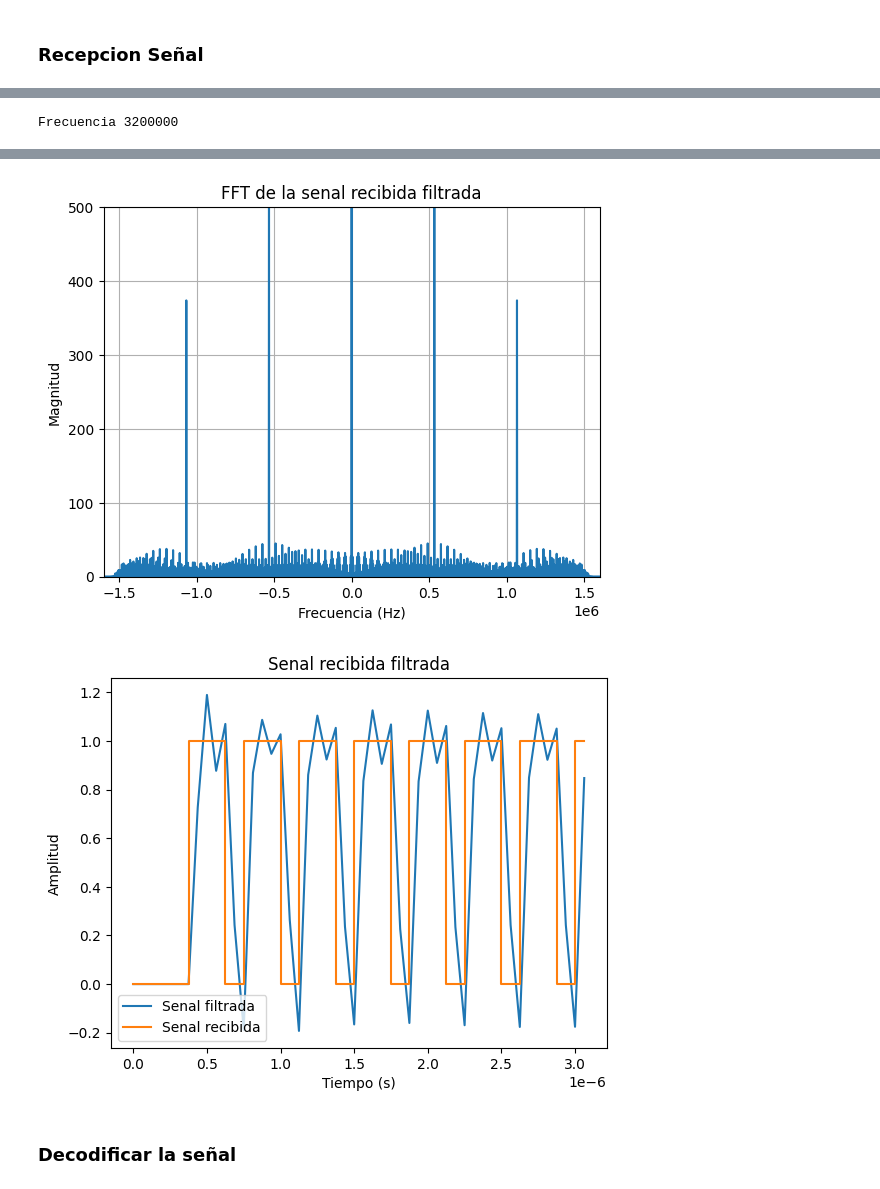
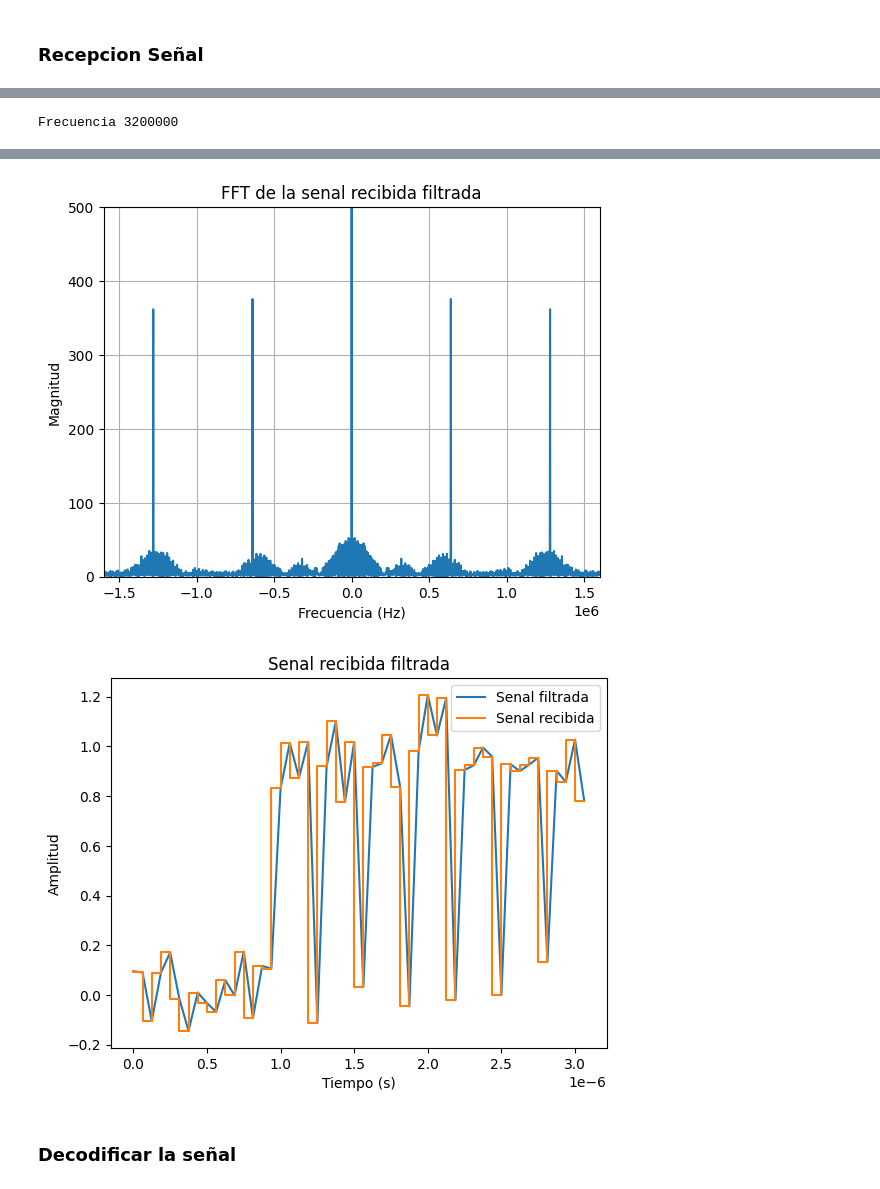
Before and after one commit to jbcgames/Laboratorio_1_Procesamiento, a Jupyter notebook: Proyecto_Cuantizacion.ipynb, the cells around one changed output, grey strips where cells are left out. Drawn from its saved outputs; the diff is of its cells as text; code cells hidden in the pictures.

```diff
--- a/Proyecto_Cuantizacion.ipynb
+++ b/Proyecto_Cuantizacion.ipynb
@@ -72,7 +72,7 @@ def modulacion_mult(f1, f2, A1=1, A2=1, duty_cycle=0.5):
     x = x1 * x2
     return t, x
 # Prueba de modulacion
-t, x = modulacion_mult(4000,32000,15,0.5,0.05)
+t, x = modulacion_mult(4000,8000,15,0.5,0.05)
 plt.figure()
 plt.plot(t, x)
 plt.plot(ta,xa)
@@ -248,7 +248,8 @@ def codificacion_polar_retorno_cero(x_cuantizada, num_bits):
     return x_bipolar_retorno_cero
 # Prueba de codificacion
 x_paridad = agregar_paridad_1_bit(x_cuantizada, num_bits)
-x_unipolar = codificacion_unipolar(x_paridad, num_bits+1)
+x_paridad = x_cuantizada
+x_unipolar = codificacion_unipolar(x_paridad, num_bits)
 x_bi_vuelta_cero = codificacion_unipolar_vuelta_cero(x_paridad, num_bits+1)
 x_polar = codificacion_polar(x_paridad, num_bits+1)
 x_polar_vuelta_cero = codificacion_polar_retorno_cero(x_paridad, num_bits+1)
@@ -337,7 +338,7 @@ fc = fs2/2-100  # frecuencia de corte del filtro
 
 
 #aplicar el canal a la señal con codificacion unipolar
-x_canal = crear_canal(x_Codificacion, fs2, fc, atenuacion_db= -10 , snr_db=1000)
+x_canal = crear_canal(x_Codificacion, fs2, fc, atenuacion_db= -10 , snr_db=20)
 plt.figure(figsize=(10, 3))
 longitud=int(len(t)/50)
 tempo=625
@@ -369,7 +370,7 @@ plt.show()
 #Filtrado de la señal recibida
 fs3=1600000*2
 print("Frecuencia",fs3)
-fc=1500000
+fc=1599999
 b, a = filtro_LTF(fc, fs3)
 
 
@@ -414,5 +415,5 @@ Frecuencia 3200000
-[figure, old version]
+[figure, new version]
-[figure, old version]
+[figure, new version]
 # %% [markdown]
 ### Decodificar la señal
 # %%
```
Also changed, not shown: parts of 12 cells of this notebook, 1 other file.
